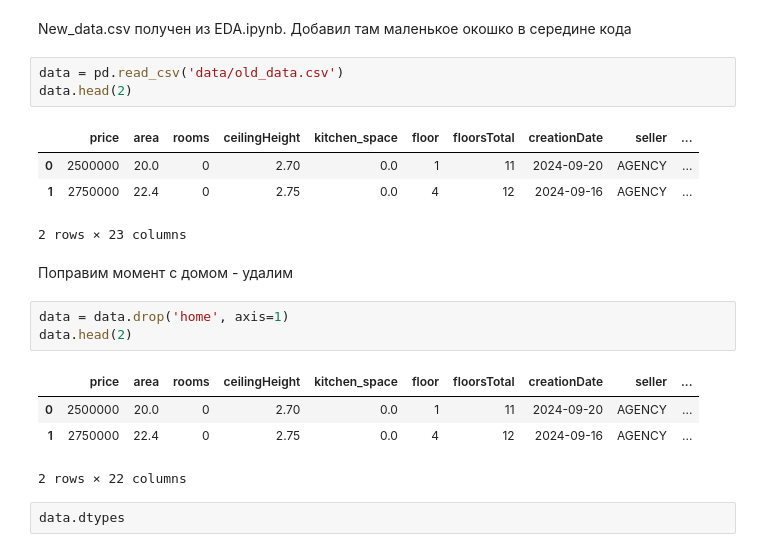
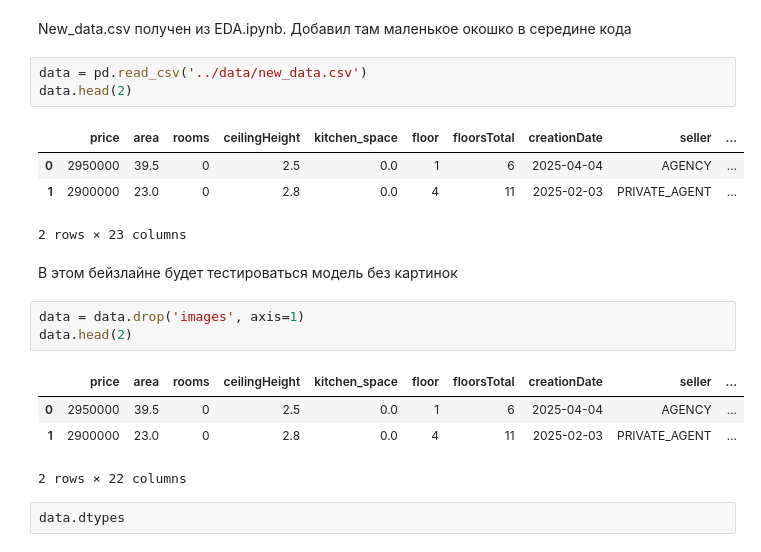
Before and after one commit to Snomty/hse-cw-2025, a Jupyter notebook: notebooks/baseline_experiments.ipynb, the cells around one changed output. Saved outputs shown, nothing was run; the diff lists cells and outputs as text.

```diff
--- a/notebooks/baseline_experiments.ipynb
+++ b/notebooks/baseline_experiments.ipynb
@@ -7,22 +7,22 @@ from sklearn.metrics import mean_squared_error, mean_absolute_error
 # %% [markdown]
 New_data.csv получен из EDA.ipynb. Добавил там маленькое окошко в середине кода
 # %%
-data = pd.read_csv('data/old_data.csv')
+data = pd.read_csv('../data/new_data.csv')
 data.head(2)
 # %% [output]
 |  | price | area | rooms | ceilingHeight | kitchen_space | floor | floorsTotal | creationDate | seller | ... |
-| 0 | 2500000 | 20.0 | 0 | 2.70 | 0.0 | 1 | 11 | 2024-09-20 | AGENCY | ... |
-| 1 | 2750000 | 22.4 | 0 | 2.75 | 0.0 | 4 | 12 | 2024-09-16 | AGENCY | ... |
+| 0 | 2950000 | 39.5 | 0 | 2.5 | 0.0 | 1 | 6 | 2025-04-04 | AGENCY | ... |
+| 1 | 2900000 | 23.0 | 0 | 2.8 | 0.0 | 4 | 11 | 2025-02-03 | PRIVATE_AGENT | ... |
 2 rows × 23 columns
 # %% [markdown]
-Поправим момент с домом - удалим
+В этом бейзлайне будет тестироваться модель без картинок
 # %%
-data = data.drop('home', axis=1)
+data = data.drop('images', axis=1)
 data.head(2)
 # %% [output]
 |  | price | area | rooms | ceilingHeight | kitchen_space | floor | floorsTotal | creationDate | seller | ... |
-| 0 | 2500000 | 20.0 | 0 | 2.70 | 0.0 | 1 | 11 | 2024-09-20 | AGENCY | ... |
-| 1 | 2750000 | 22.4 | 0 | 2.75 | 0.0 | 4 | 12 | 2024-09-16 | AGENCY | ... |
+| 0 | 2950000 | 39.5 | 0 | 2.5 | 0.0 | 1 | 6 | 2025-04-04 | AGENCY | ... |
+| 1 | 2900000 | 23.0 | 0 | 2.8 | 0.0 | 4 | 11 | 2025-02-03 | PRIVATE_AGENT | ... |
 2 rows × 22 columns
 # %%
 data.dtypes
```
Also changed, not shown: parts of 15 cells of this notebook, 2 other files.
